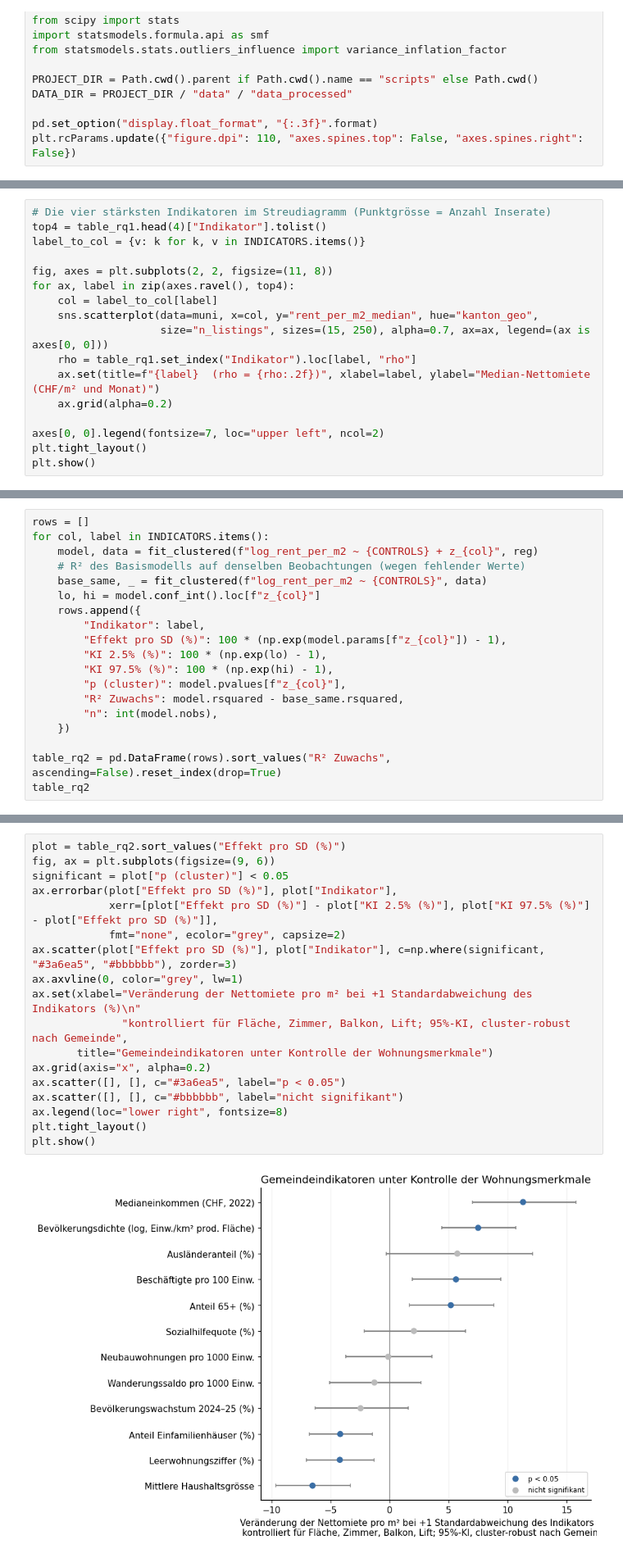
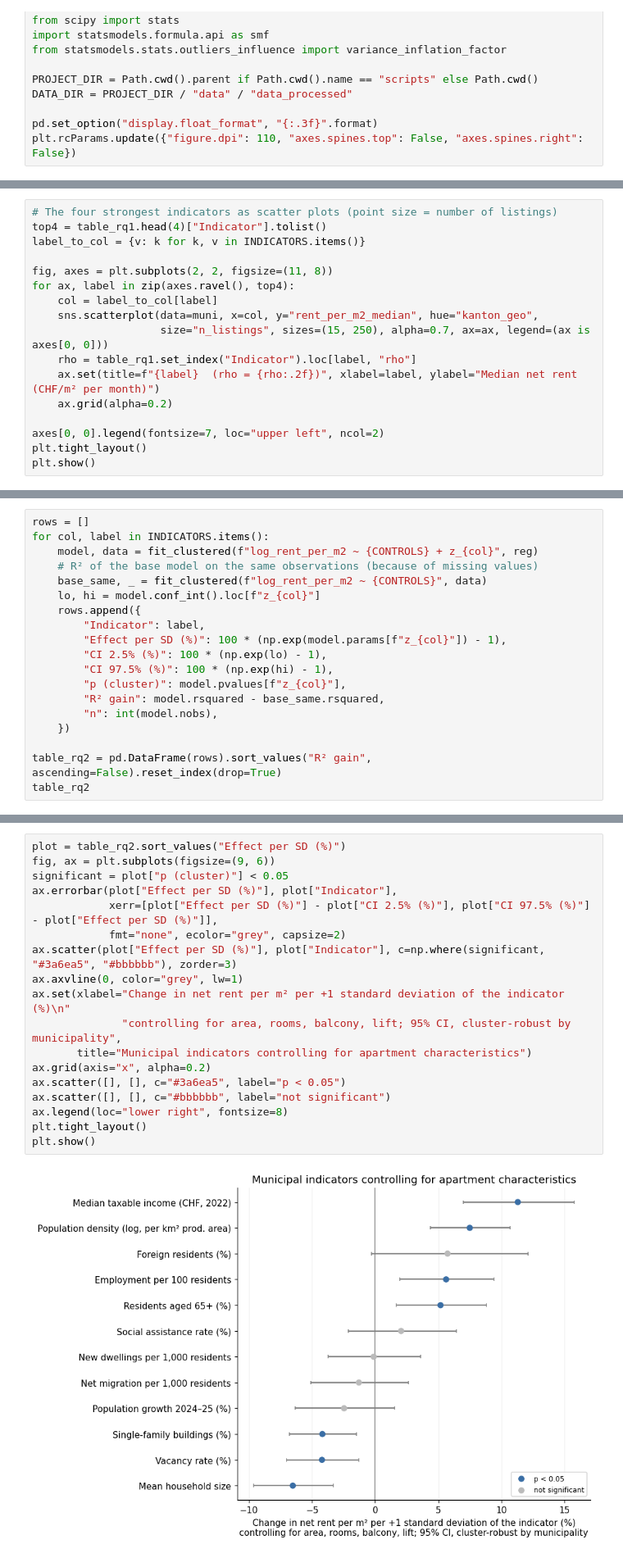
Before and after one commit to ruefeenr/CIP_HS26_204, a Jupyter notebook: scripts/rent_factors_analysis.ipynb, the cells around one changed output, grey strips where cells are left out. Shown at 82% size. Drawn from its saved outputs; the diff is of its cells as text.

```diff
--- a/scripts/rent_factors_analysis.ipynb
+++ b/scripts/rent_factors_analysis.ipynb
@@ -249,6 +249,6 @@ plt.show()
 # %%
-# Die vier stärksten Indikatoren im Streudiagramm (Punktgrösse = Anzahl Inserate)
-top4 = table_rq1.head(4)["Indikator"].tolist()
+# The four strongest indicators as scatter plots (point size = number of listings)
+top4 = table_rq1.head(4)["Indicator"].tolist()
 label_to_col = {v: k for k, v in INDICATORS.items()}
 
 fig, axes = plt.subplots(2, 2, figsize=(11, 8))
@@ -256,8 +256,8 @@ for ax, label in zip(axes.ravel(), top4):
     col = label_to_col[label]
     sns.scatterplot(data=muni, x=col, y="rent_per_m2_median", hue="kanton_geo",
                     size="n_listings", sizes=(15, 250), alpha=0.7, ax=ax, legend=(ax is axes[0, 0]))
-    rho = table_rq1.set_index("Indikator").loc[label, "rho"]
-    ax.set(title=f"{label}  (rho = {rho:.2f})", xlabel=label, ylabel="Median-Nettomiete (CHF/m² und Monat)")
+    rho = table_rq1.set_index("Indicator").loc[label, "rho"]
+    ax.set(title=f"{label}  (rho = {rho:.2f})", xlabel=label, ylabel="Median net rent (CHF/m² per month)")
     ax.grid(alpha=0.2)
 
 axes[0, 0].legend(fontsize=7, loc="upper left", ncol=2)
@@ -321,19 +321,19 @@ Nur Wohnungsmerkmale: R² = 0.218, n = 510
 rows = []
 for col, label in INDICATORS.items():
     model, data = fit_clustered(f"log_rent_per_m2 ~ {CONTROLS} + z_{col}", reg)
-    # R² des Basismodells auf denselben Beobachtungen (wegen fehlender Werte)
+    # R² of the base model on the same observations (because of missing values)
     base_same, _ = fit_clustered(f"log_rent_per_m2 ~ {CONTROLS}", data)
     lo, hi = model.conf_int().loc[f"z_{col}"]
     rows.append({
-        "Indikator": label,
-        "Effekt pro SD (%)": 100 * (np.exp(model.params[f"z_{col}"]) - 1),
-        "KI 2.5% (%)": 100 * (np.exp(lo) - 1),
-        "KI 97.5% (%)": 100 * (np.exp(hi) - 1),
+        "Indicator": label,
+        "Effect per SD (%)": 100 * (np.exp(model.params[f"z_{col}"]) - 1),
+        "CI 2.5% (%)": 100 * (np.exp(lo) - 1),
+        "CI 97.5% (%)": 100 * (np.exp(hi) - 1),
         "p (cluster)": model.pvalues[f"z_{col}"],
-        "R² Zuwachs": model.rsquared - base_same.rsquared,
+        "R² gain": model.rsquared - base_same.rsquared,
         "n": int(model.nobs),
     })
 
-table_rq2 = pd.DataFrame(rows).sort_values("R² Zuwachs", ascending=False).reset_index(drop=True)
+table_rq2 = pd.DataFrame(rows).sort_values("R² gain", ascending=False).reset_index(drop=True)
 table_rq2
 # %% [output]
@@ -377,21 +377,21 @@ ranking
 # %%
-plot = table_rq2.sort_values("Effekt pro SD (%)")
+plot = table_rq2.sort_values("Effect per SD (%)")
 fig, ax = plt.subplots(figsize=(9, 6))
 significant = plot["p (cluster)"] < 0.05
-ax.errorbar(plot["Effekt pro SD (%)"], plot["Indikator"],
-            xerr=[plot["Effekt pro SD (%)"] - plot["KI 2.5% (%)"], plot["KI 97.5% (%)"] - plot["Effekt pro SD (%)"]],
+ax.errorbar(plot["Effect per SD (%)"], plot["Indicator"],
+            xerr=[plot["Effect per SD (%)"] - plot["CI 2.5% (%)"], plot["CI 97.5% (%)"] - plot["Effect per SD (%)"]],
             fmt="none", ecolor="grey", capsize=2)
-ax.scatter(plot["Effekt pro SD (%)"], plot["Indikator"], c=np.where(significant, "#3a6ea5", "#bbbbbb"), zorder=3)
+ax.scatter(plot["Effect per SD (%)"], plot["Indicator"], c=np.where(significant, "#3a6ea5", "#bbbbbb"), zorder=3)
 ax.axvline(0, color="grey", lw=1)
-ax.set(xlabel="Veränderung der Nettomiete pro m² bei +1 Standardabweichung des Indikators (%)\n"
-              "kontrolliert für Fläche, Zimmer, Balkon, Lift; 95%-KI, cluster-robust nach Gemeinde",
-       title="Gemeindeindikatoren unter Kontrolle der Wohnungsmerkmale")
+ax.set(xlabel="Change in net rent per m² per +1 standard deviation of the indicator (%)\n"
+              "controlling for area, rooms, balcony, lift; 95% CI, cluster-robust by municipality",
+       title="Municipal indicators controlling for apartment characteristics")
 ax.grid(axis="x", alpha=0.2)
 ax.scatter([], [], c="#3a6ea5", label="p < 0.05")
-ax.scatter([], [], c="#bbbbbb", label="nicht signifikant")
+ax.scatter([], [], c="#bbbbbb", label="not significant")
 ax.legend(loc="lower right", fontsize=8)
 plt.tight_layout()
 plt.show()
 # %% [output]
-[figure, old version]
+[figure, new version]
 # %% [markdown]
```
Also changed, not shown: parts of 33 cells of this notebook, 4 other files.
